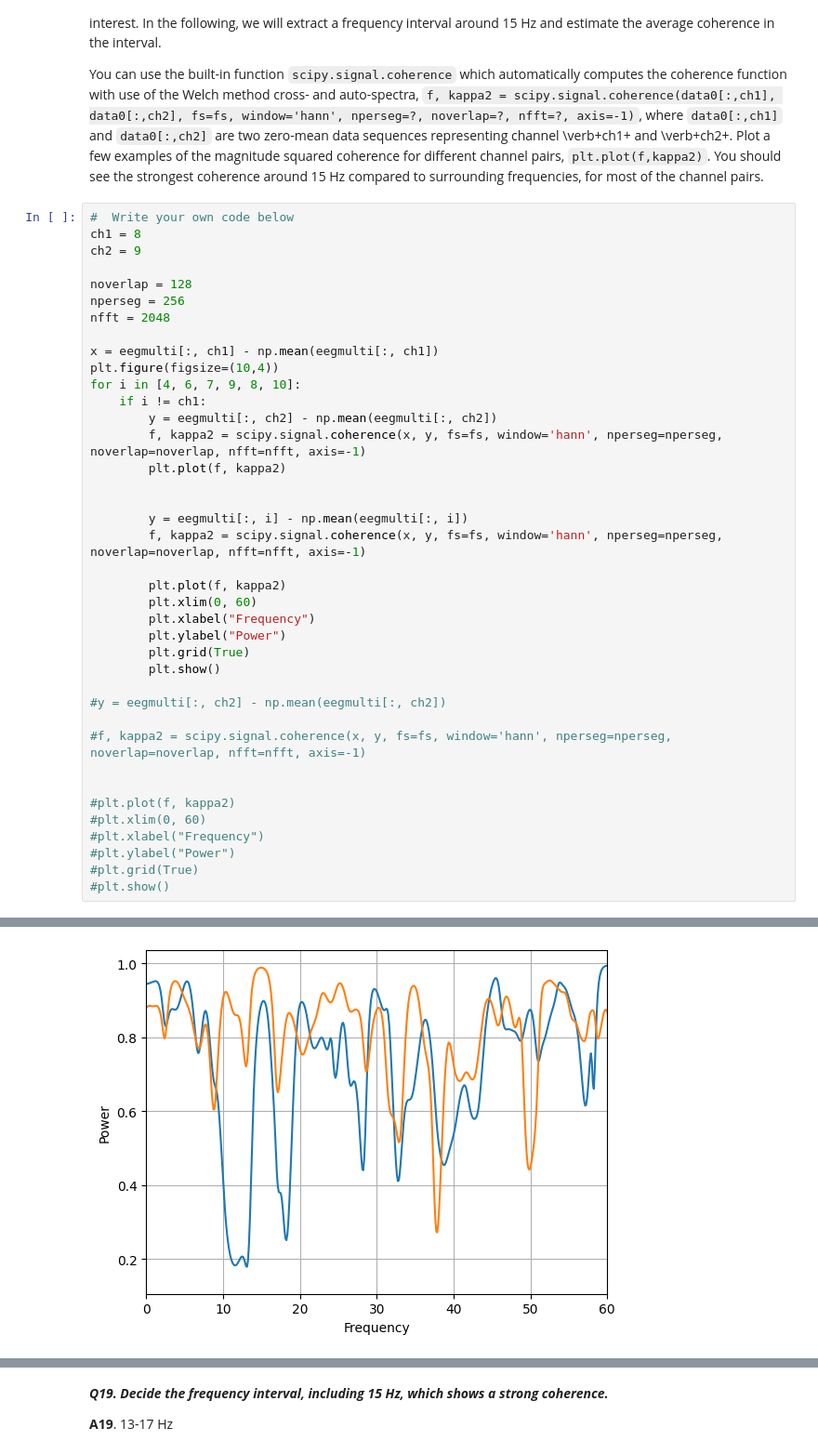
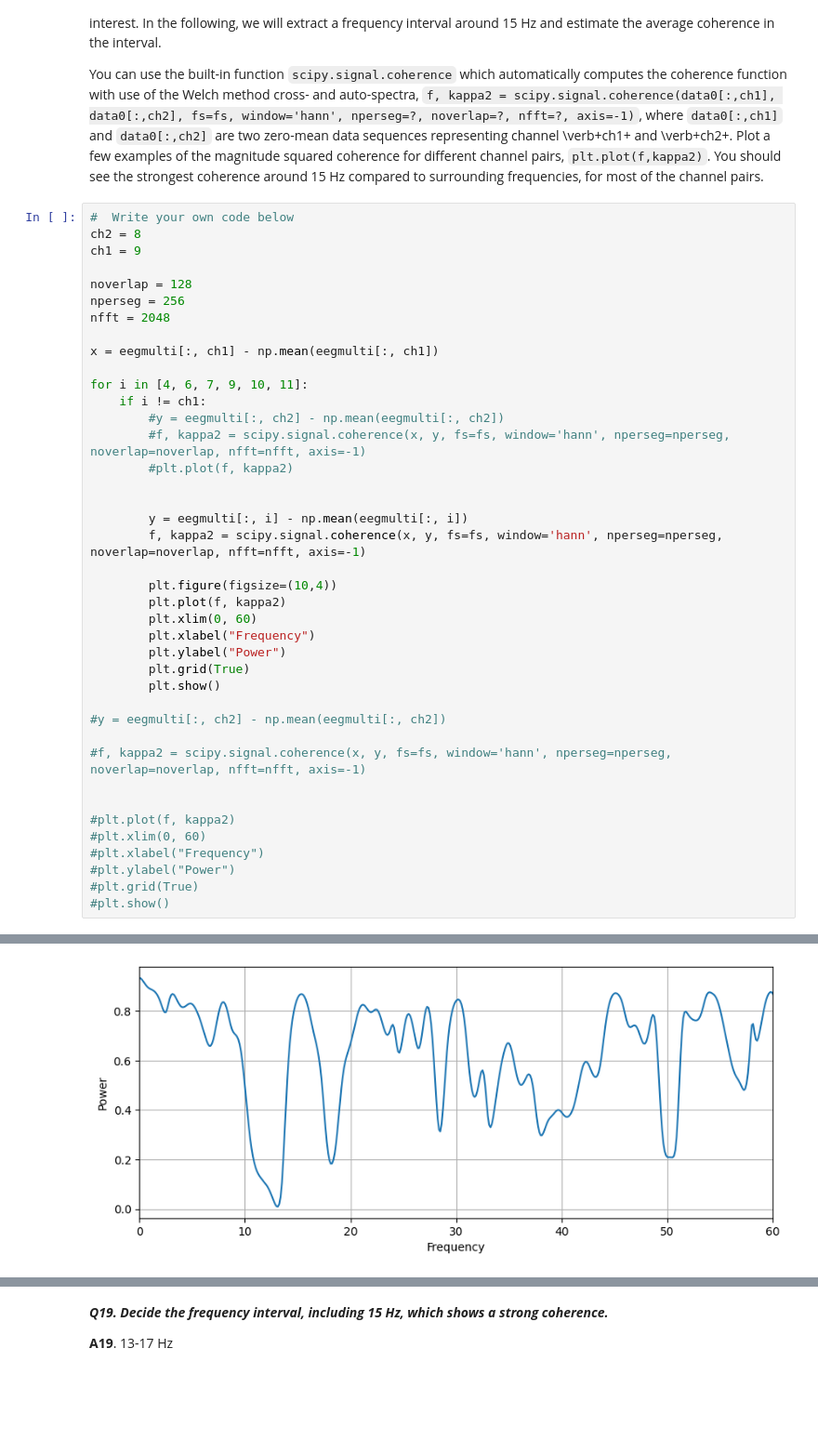
Before and after one commit to axellangenskiold/fmsf10, a Jupyter notebook: pythonLab3.ipynb, the cells around one changed output, grey strips where cells are left out. Shown at 93% size. Cells and saved outputs as stored; diff of their text form; blank space fills up the shorter version.

```diff
--- a/pythonLab3.ipynb
+++ b/pythonLab3.ipynb
@@ -732,25 +712,26 @@ You can use the built-in function `scipy.signal.coherence` which automatically c
 `f, kappa2 = scipy.signal.coherence(data0[:,ch1], data0[:,ch2], fs=fs, window='hann', nperseg=?, noverlap=?, nfft=?, axis=-1)`, where `data0[:,ch1]` and  `data0[:,ch2]` are two  zero-mean data sequences representing channel \verb+ch1+ and \verb+ch2+. Plot a few examples of the  magnitude squared coherence for different channel pairs, `plt.plot(f,kappa2)`. You should see the strongest coherence around 15 Hz compared to surrounding frequencies,  for most of the channel pairs.
 # %%
 #  Write your own code below
-ch1 = 8
-ch2 = 9
+ch2 = 8
+ch1 = 9
 
 noverlap = 128
 nperseg = 256
 nfft = 2048
 
 x = eegmulti[:, ch1] - np.mean(eegmulti[:, ch1])
-plt.figure(figsize=(10,4))
-for i in [4, 6, 7, 9, 8, 10]:
+
+for i in [4, 6, 7, 9, 10, 11]:
     if i != ch1:
-        y = eegmulti[:, ch2] - np.mean(eegmulti[:, ch2])
-        f, kappa2 = scipy.signal.coherence(x, y, fs=fs, window='hann', nperseg=nperseg, noverlap=noverlap, nfft=nfft, axis=-1)
-        plt.plot(f, kappa2)
+        #y = eegmulti[:, ch2] - np.mean(eegmulti[:, ch2])
+        #f, kappa2 = scipy.signal.coherence(x, y, fs=fs, window='hann', nperseg=nperseg, noverlap=noverlap, nfft=nfft, axis=-1)
+        #plt.plot(f, kappa2)
 
 
         y = eegmulti[:, i] - np.mean(eegmulti[:, i])
         f, kappa2 = scipy.signal.coherence(x, y, fs=fs, window='hann', nperseg=nperseg, noverlap=noverlap, nfft=nfft, axis=-1)
 
+        plt.figure(figsize=(10,4))
         plt.plot(f, kappa2)
         plt.xlim(0, 60)
         plt.xlabel("Frequency")
@@ -774 +755 @@ for i in [4, 6, 7, 9, 8, 10]:
-[figure, old version]
+[figure, new version]
```
Also changed, not shown: parts of 5 cells of this notebook.
